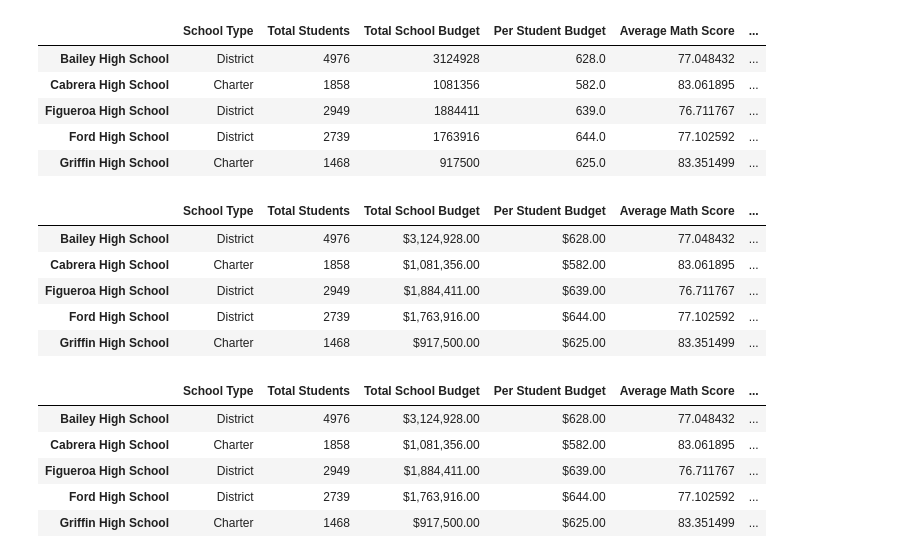
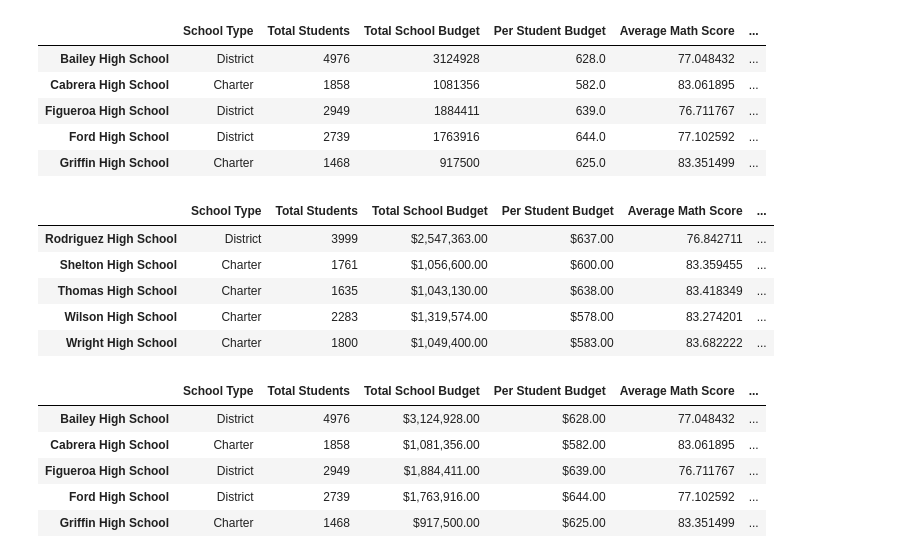
Before and after one commit to krishnakalisarkar/School_District_Analysis, a Jupyter notebook: PyCityschools.ipynb, the cells around one changed output. Cells and saved outputs as stored; diff of their text form; code cells hidden in the pictures.

```diff
--- a/PyCityschools.ipynb
+++ b/PyCityschools.ipynb
@@ -979,19 +979,19 @@ per_school_summary_df.head()
 # %%
 # Format the Total School Budget and the Per Student Budget columns.
 per_school_summary_df["Total School Budget"] = per_school_summary_df["Total School Budget"].map("${:,.2f}".format)
 
 per_school_summary_df["Per Student Budget"] = per_school_summary_df["Per Student Budget"].map("${:,.2f}".format)
 
 
 # Display the data frame
-per_school_summary_df.head()
+per_school_summary_df.tail()
 # %% [output]
 |  | School Type | Total Students | Total School Budget | Per Student Budget | Average Math Score | ... |
-| Bailey High School | District | 4976 | $3,124,928.00 | $628.00 | 77.048432 | ... |
-| Cabrera High School | Charter | 1858 | $1,081,356.00 | $582.00 | 83.061895 | ... |
-| Figueroa High School | District | 2949 | $1,884,411.00 | $639.00 | 76.711767 | ... |
-| Ford High School | District | 2739 | $1,763,916.00 | $644.00 | 77.102592 | ... |
-| Griffin High School | Charter | 1468 | $917,500.00 | $625.00 | 83.351499 | ... |
+| Rodriguez High School | District | 3999 | $2,547,363.00 | $637.00 | 76.842711 | ... |
+| Shelton High School | Charter | 1761 | $1,056,600.00 | $600.00 | 83.359455 | ... |
+| Thomas High School | Charter | 1635 | $1,043,130.00 | $638.00 | 83.418349 | ... |
+| Wilson High School | Charter | 2283 | $1,319,574.00 | $578.00 | 83.274201 | ... |
+| Wright High School | Charter | 1800 | $1,049,400.00 | $583.00 | 83.682222 | ... |
 # %%
 # Reorder the columns in the order you want them to appear.
 new_column_order = ["School Type", "Total Students", "Total School Budget", "Per Student Budget", "Average Math Score", "Average Reading Score", "% Passing Math", "% Passing Reading", "% Overall Passing"]
```
Also changed, not shown: 4 other files.
